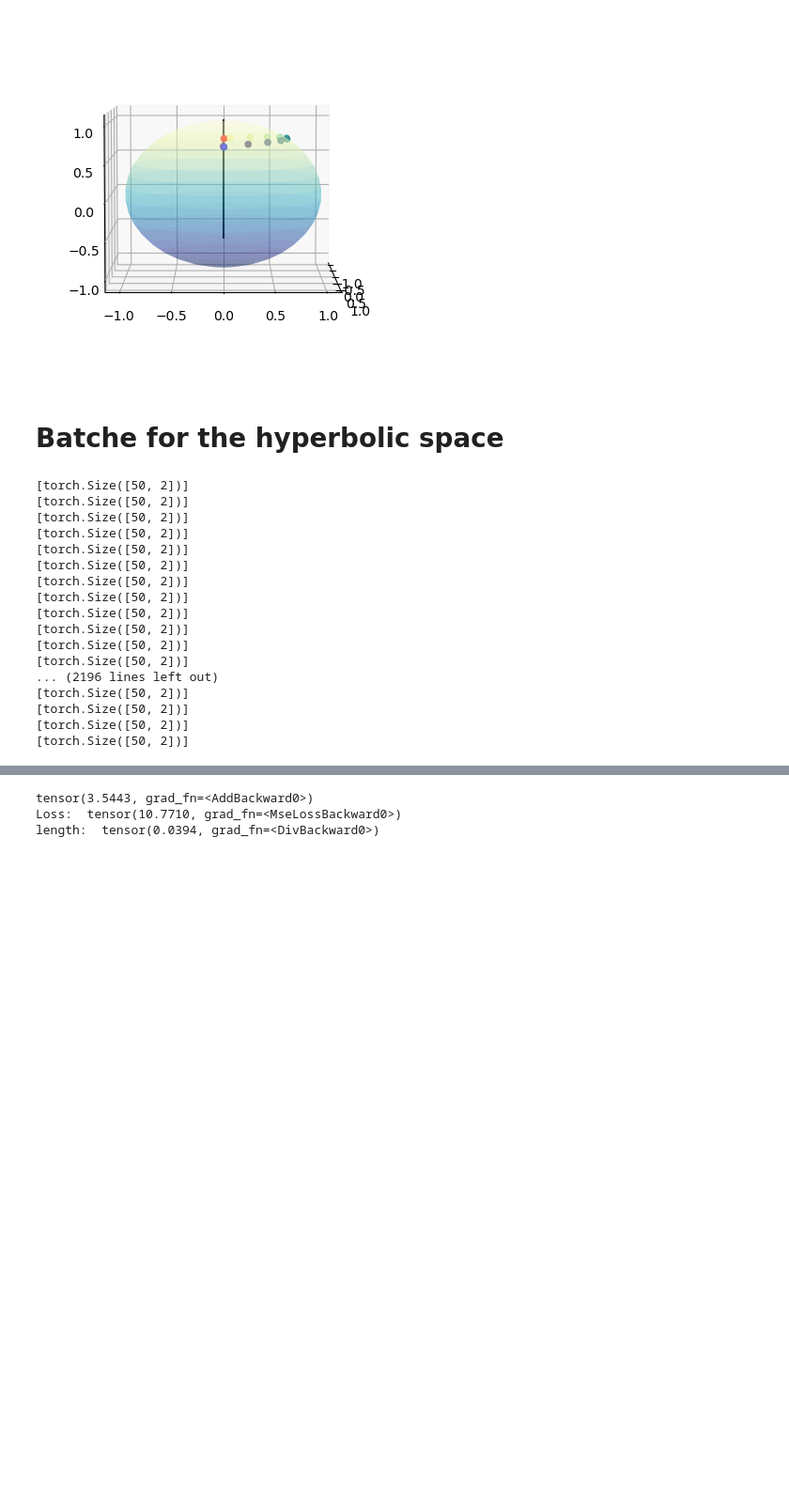
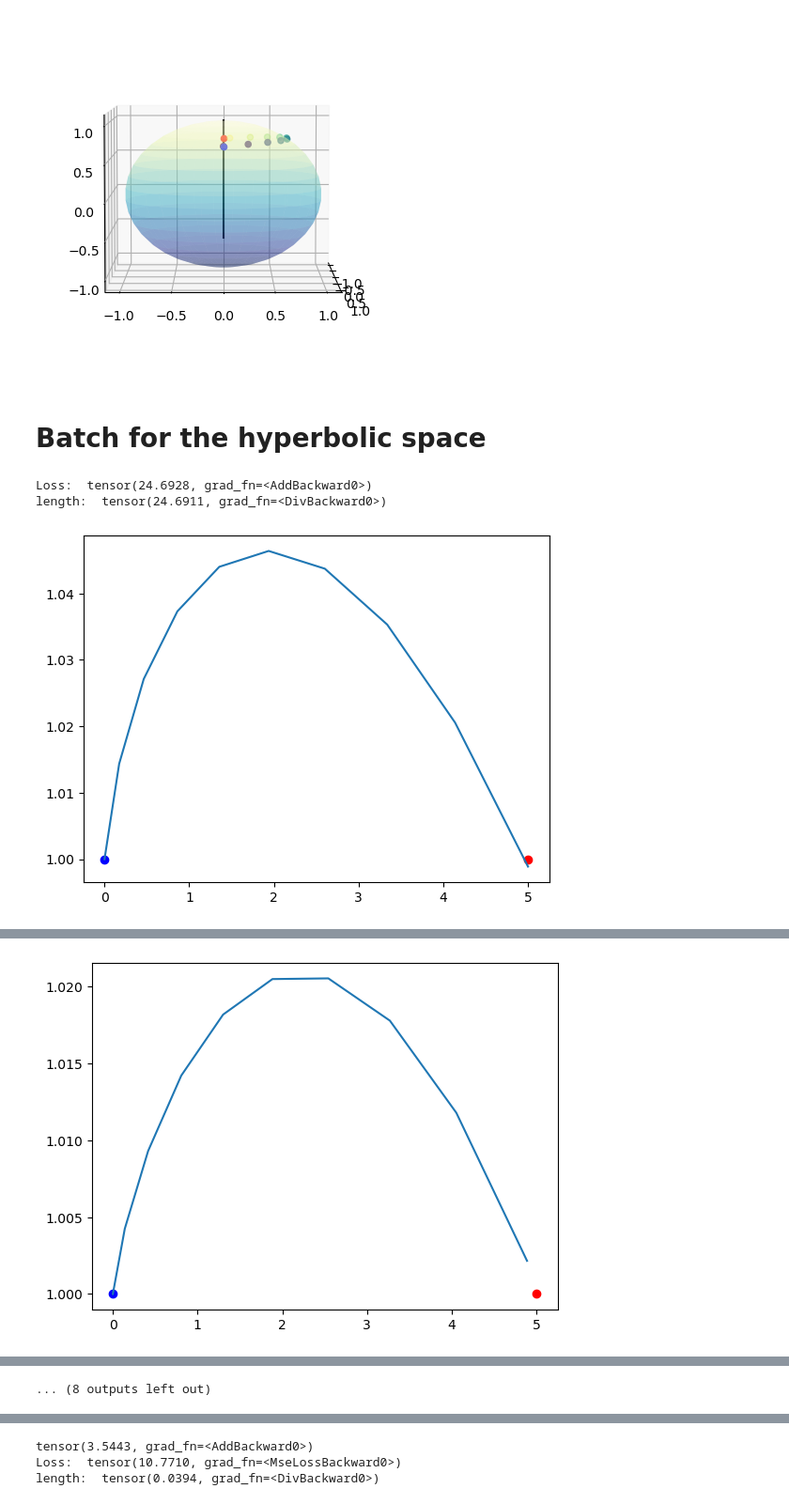
Before and after one commit to guillaumehu/phate_fim, a Jupyter notebook: notebooks/gh-fim-node.ipynb, the cells around one changed output, grey strips where cells are left out. Shown at 94% size. Drawn from its saved outputs; the diff is of its cells as text; code cells hidden in the pictures; blank space fills up the shorter version.

```diff
--- a/notebooks/gh-fim-node.ipynb
+++ b/notebooks/gh-fim-node.ipynb
@@ -521,7 +521,7 @@ plt.show()
 # %% [output]
 [figure]
 # %% [markdown]
-# Batche for the hyperbolic space
+# Batch for the hyperbolic space
 # %%
 def fim_metric(mat):
     """fim metric at the position (mu,sigma) for a batch"""
@@ -547,14 +554,14 @@ delta = 5.0
 end = delta
 x0 = torch.tensor([0.0,1.0]).view(1,2)
 x1 = torch.tensor([delta,1.0]).view(1,2)
-n_epochs = 1500
+n_epochs = 1000
 pre_epochs = 200
 n_steps = 10
 optimizer = torch.optim.AdamW(params=neural_ode.parameters(), lr=0.001)
 #optimizer = torch.optim.SGD(params=neural_ode.parameters(), lr=0.0001)
 #optimizer = torch.optim.Adam(params=neural_ode.parameters(), lr=0.001)
 # %%
-# pre train for the MSE only
+#pre train for the MSE only
 for epoch in range(pre_epochs):
     optimizer.zero_grad()
 
@@ -588,51 +595,40 @@ for epoch in range(n_epochs):
     noise = torch.randn((batch_size,x1.shape[1]))
     batch1 = x1 + noise_scale*noise
 
     path = neural_ode(batch0, n_steps, end_time=end)
     trajectories = path[:,:,:-1]
-    cost = path[:,:,-1]
     pred = trajectories[-1]
+    cost_xtradim = path[:,:,-1]
 
     pred_loss = torch.nn.MSELoss()(pred, batch1)
 
     # cost = []
     # for idx, p0 in enumerate(neural_ode.path):
     #     c = torch.matmul(torch.matmul(p0.unsqueeze(1),fim_metric(path[idx])),p0.unsqueeze(1).transpose(1,2)).squeeze(-1)
     #     cost.append(c)
 
-    cost = delta * neural_ode.fn_ode.cost/(batch_size*(n_steps-1))
-    print(neural_ode.fn_ode.cost)
+    cost_xtradim = delta * torch.mean(cost_xtradim)/(n_steps-1)
+    #print("cost extra dim",cost_xtradim)
 
-    loss = 100*cost + 10*pred_loss
+    cost = delta * neural_ode.fn_ode.cost/(n_steps-1)
+    #print("cost in forward", neural_ode.fn_ode.cost)
+
+    loss = 1*cost + 10*pred_loss
     #loss = torch.mean((delta * sum(cost)/(n_steps-1))) # NO MSE
 
     if epoch % 100 == 0:
         print("Loss: ", loss)
         print("length: ", cost)
         path = neural_ode(torch.hstack((x0,torch.tensor([[0.0]]))), n_steps, end_time=end).detach()
         traj = path[:,0,:-1]
         plt.plot(traj.detach().numpy()[:,0],traj.detach().numpy()[:,1])
         plt.scatter(x0[0,0],x0[0,1],c='blue')
         plt.scatter(x1[0,0],x1[0,1],c='red')
         plt.show()
 
     loss.backward()
     optimizer.step()
 # %% [output]
-[torch.Size([50, 2])]
-[torch.Size([50, 2])]
-[torch.Size([50, 2])]
-[torch.Size([50, 2])]
-[torch.Size([50, 2])]
-[torch.Size([50, 2])]
-[torch.Size([50, 2])]
-[torch.Size([50, 2])]
-[torch.Size([50, 2])]
-[torch.Size([50, 2])]
-[torch.Size([50, 2])]
-[torch.Size([50, 2])]
-... (2196 lines left out)
-[torch.Size([50, 2])]
-[torch.Size([50, 2])]
-[torch.Size([50, 2])]
-[torch.Size([50, 2])]
+Loss:  tensor(24.6928, grad_fn=<AddBackward0>)
+length:  tensor(24.6911, grad_fn=<DivBackward0>)
+[figure, added]
@@ -639,0 +637 @@ KeyboardInterrupt:
+[figure, added]
@@ -639,0 +650 @@ KeyboardInterrupt:
+... (8 outputs left out)
```
Also changed, not shown: parts of 3 cells of this notebook.
